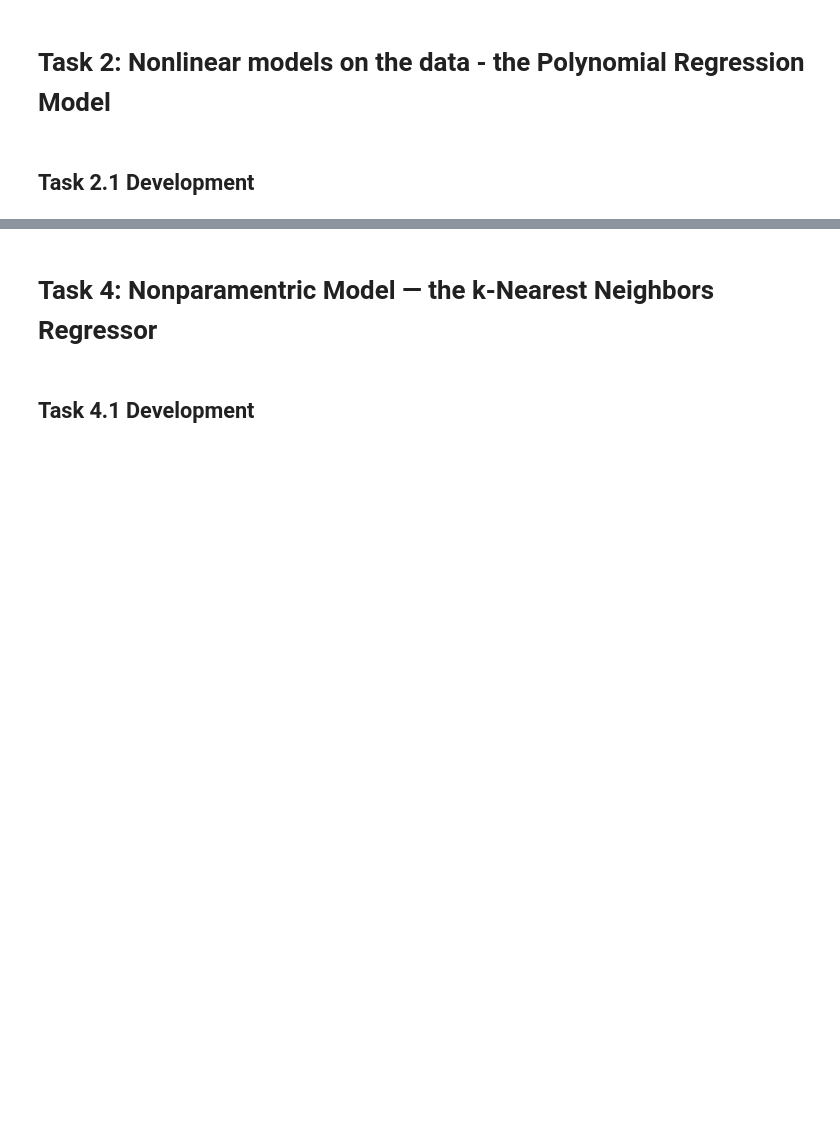
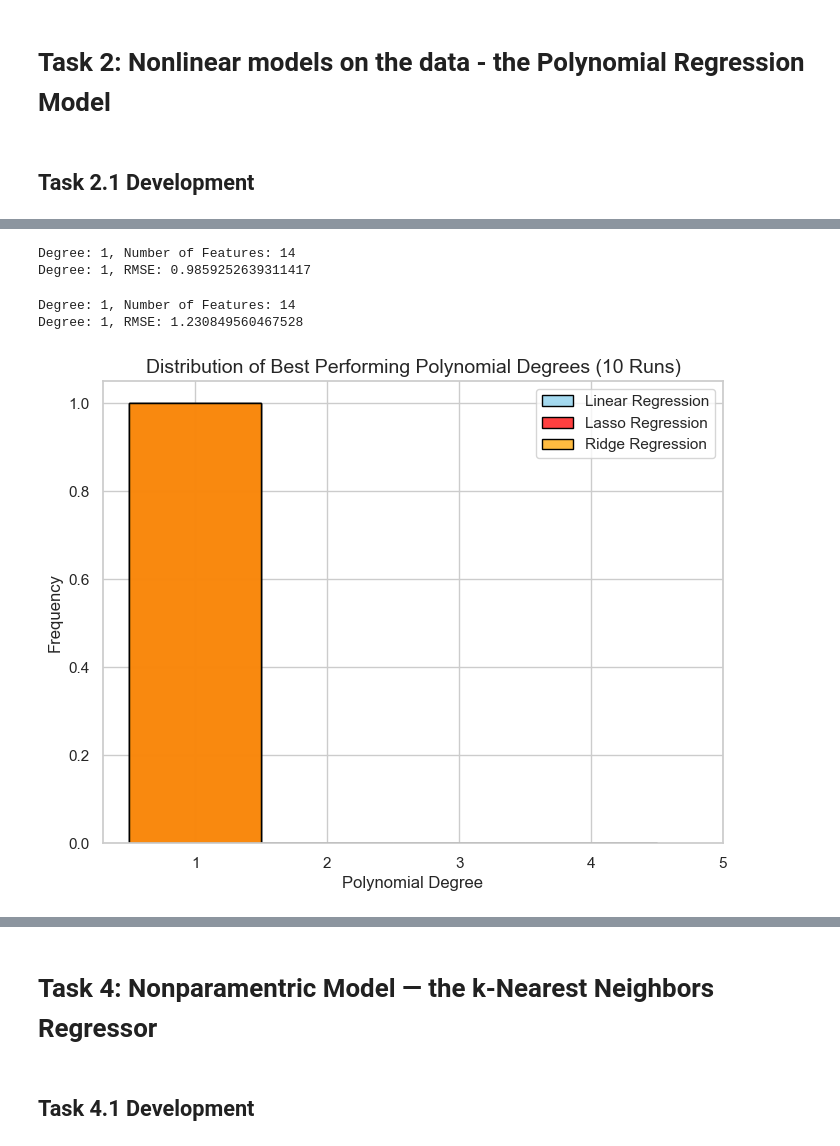
Before and after one commit to Evafranck/assignment, a Jupyter notebook: solution.ipynb, the cells around one changed output, grey strips where cells are left out. Saved outputs shown, nothing was run; the diff lists cells and outputs as text; code cells hidden in the pictures; blank space fills up the shorter version.

```diff
--- a/solution.ipynb
+++ b/solution.ipynb
@@ -683,3 +626,55 @@ Degree: 2, RMSE: 1.6781417273643195
+# %%
+# run the function 10 times that validates the polynomial regression with degrees from 1 to 15 and Lasso regressor
+lasso_pipelines_list = []
+for i in range(1):
+    rmse_dict_lasso, best_rmse_lasso, best_pipeline_lasso = validate_poly_regression(X_train_sampled, y_train_sampled, X_val_sampled, y_val_sampled, regressor='MultiTaskLassoCV', degrees=range(1,15), max_features=None)
+    lasso_pipelines_list.append(best_pipeline_lasso)
+# %% [output]
+Degree: 1, Number of Features: 14
+Degree: 1, RMSE: 0.9859252639311417
+# %%
+# validate the polynomial regression with degrees from 1 to 7 and RidgeCV regressor
+# run the function 10 times that validates the polynomial regression with degrees from 1 to 15 and Lasso regressor
+ridge_pipelines_list = []
+for i in range(1):
+    rmse_dict_ridge, best_rmse_ridge, best_pipeline_ridge = validate_poly_regression(X_train_sampled, y_train_sampled, X_val_sampled, y_val_sampled, regressor='RidgeCV', degrees=range(1,15), max_features=None)
+    ridge_pipelines_list.append(best_pipeline_ridge)
+# %% [output]
+Degree: 1, Number of Features: 14
+Degree: 1, RMSE: 1.230849560467528
+# %%
+# plot that shows distribution of best performing polynomial degrees for the linear regressor
+selected_degrees_linear = []
+
+for pipeline in linear_pipelines_list:
+    selected_degrees_linear.append(pipeline.named_steps['poly'].degree)
+
+selected_degrees_lasso = []
+
+for pipeline in lasso_pipelines_list:
+    selected_degrees_lasso.append(pipeline.named_steps['poly'].degree)
+
+selected_degrees_ridge = []
+
+for pipeline in ridge_pipelines_list:
+    selected_degrees_ridge.append(pipeline.named_steps['poly'].degree)
+# %%
+# plot that shows distribution of best performing polynomial degrees for the Lasso regressor
+
+sns.set(style="whitegrid")
+plt.figure(figsize=(8, 6))
+sns.histplot(selected_degrees_linear, bins=np.arange(1, 6)-0.5, kde=False, color='skyblue', edgecolor='black', label='Linear Regression')
+sns.histplot(selected_degrees_lasso, bins=np.arange(1, 6)-0.5, kde=False, color='red', edgecolor='black', label='Lasso Regression')
+sns.histplot(selected_degrees_ridge, bins=np.arange(1, 6)-0.5, kde=False, color='orange', edgecolor='black', label='Ridge Regression')
+plt.title('Distribution of Best Performing Polynomial Degrees (10 Runs)', fontsize=14)
+plt.xlabel('Polynomial Degree', fontsize=12)
+plt.ylabel('Frequency', fontsize=12)
+plt.xticks(np.arange(1, 6))
+plt.grid(True)
+plt.legend()
+plt.show()
+# %% [output]
+[figure, added]
 # %%
 # make a plot of the distribution of the different polynomial degrees
 
```
Also changed, not shown: parts of 51 cells of this notebook.
